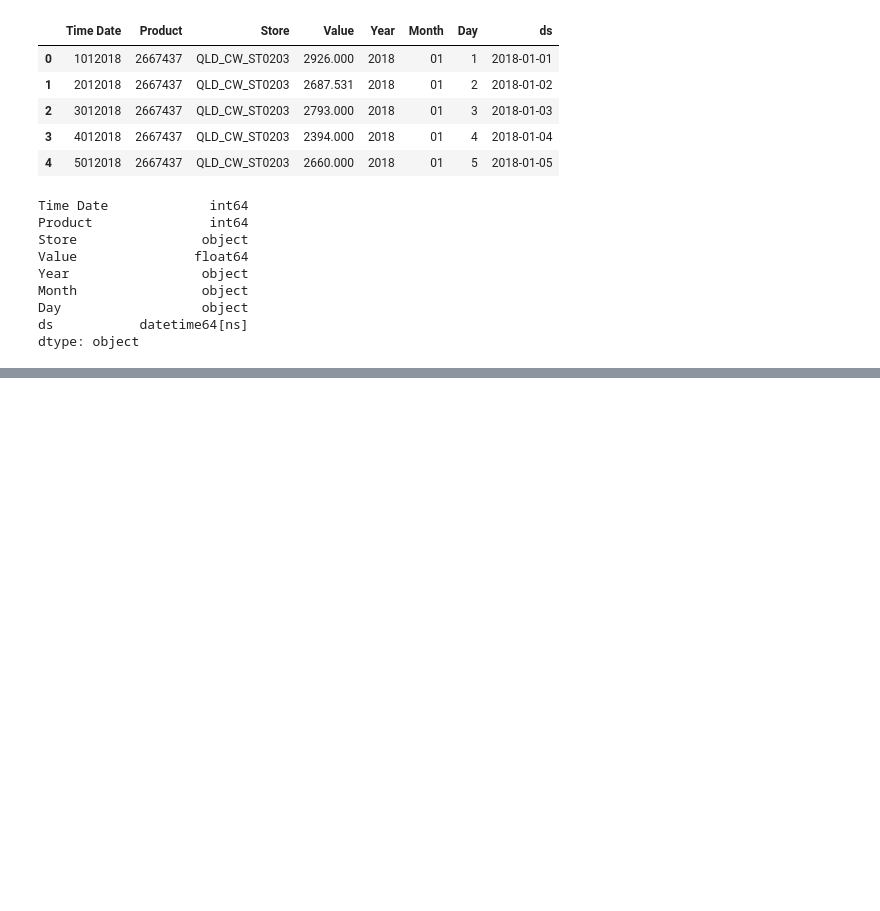
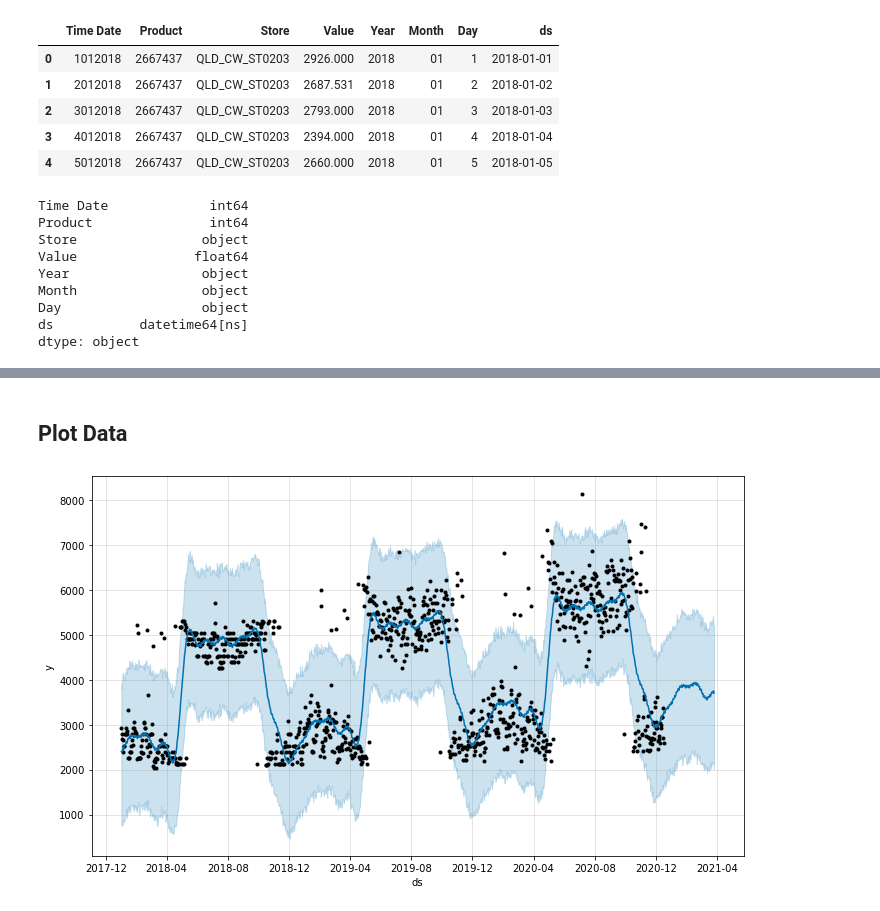
Before and after one commit to razielar/coursera_time_series_forecasting, a Jupyter notebook: prophet/playground.prophet.ipynb, the cells around one changed output, grey strips where cells are left out. Cells and saved outputs as stored; diff of their text form; code cells hidden in the pictures; blank space fills up the shorter version.

Commit message:
finish prophet tutorial

```diff
--- a/prophet/playground.prophet.ipynb
+++ b/prophet/playground.prophet.ipynb
@@ -64,3 +64,6 @@ Month                object
 Day                  object
 ds           datetime64[ns]
 dtype: object
+# %%
+df.drop(["Time Date", "Product", "Store", "Year", "Month", "Day"], axis= 1, inplace= True)
+df.columns = ['y', 'ds']
@@ -66,0 +72,5 @@ dtype: object
+# %%
+# interval_width= is confiance interval
+# daily_seasonality= True, is bc we have data in days
+m= Prophet(interval_width= 0.95, daily_seasonality= True)
+model= m.fit(df)
@@ -66,0 +79,6 @@ dtype: object
+# %%
+# periods= int of number of forecast forward
+# D= days
+future= m.make_future_dataframe(periods= 100, freq= "D")
+forecast= m.predict(future)
+forecast
@@ -66,0 +155,6 @@ dtype: object
+# %% [markdown]
+## Plot Data
+# %%
+plot1= m.plot(forecast)
+# %% [output]
+[figure, added]
```
Also changed, not shown: parts of 9 cells of this notebook.
